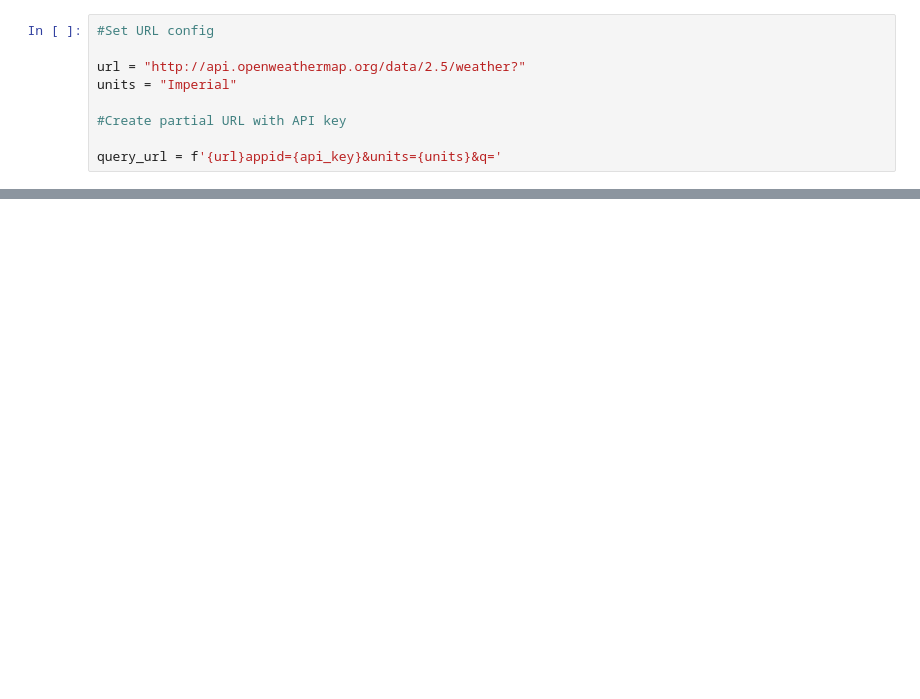
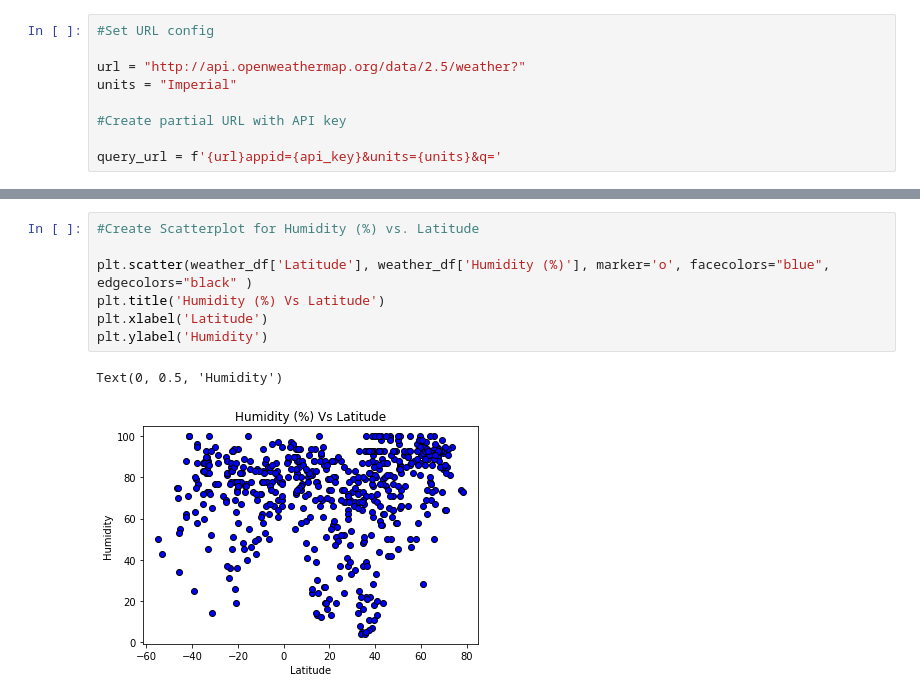
Before and after one commit to sarahheavner/python-api-challenge, a Jupyter notebook: WeatherPy/WeatherPy.ipynb, the cells around one changed output, grey strips where cells are left out. Cells and saved outputs as stored; diff of their text form; blank space fills up the shorter version.

```diff
--- a/WeatherPy/WeatherPy.ipynb
+++ b/WeatherPy/WeatherPy.ipynb
@@ -146,0 +144,10 @@ weather_df
+# %%
+#Create Scatterplot for Humidity (%) vs. Latitude
+
+plt.scatter(weather_df['Latitude'], weather_df['Humidity (%)'], marker='o', facecolors="blue", edgecolors="black" )
+plt.title('Humidity (%) Vs Latitude')
+plt.xlabel('Latitude')
+plt.ylabel('Humidity')
+# %% [output]
+Text(0, 0.5, 'Humidity')
+[figure, added]
```
Also changed, not shown: parts of 15 cells of this notebook.
